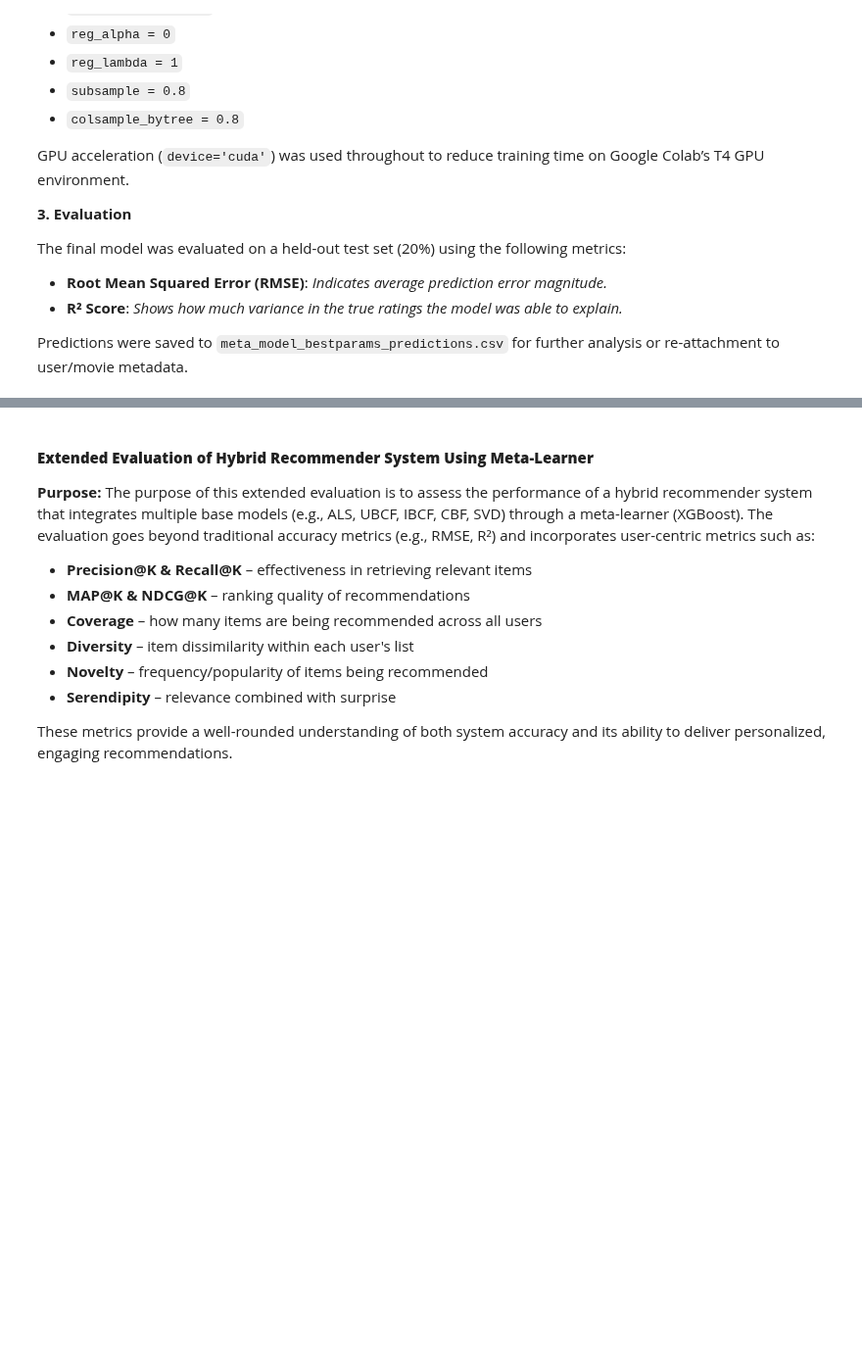
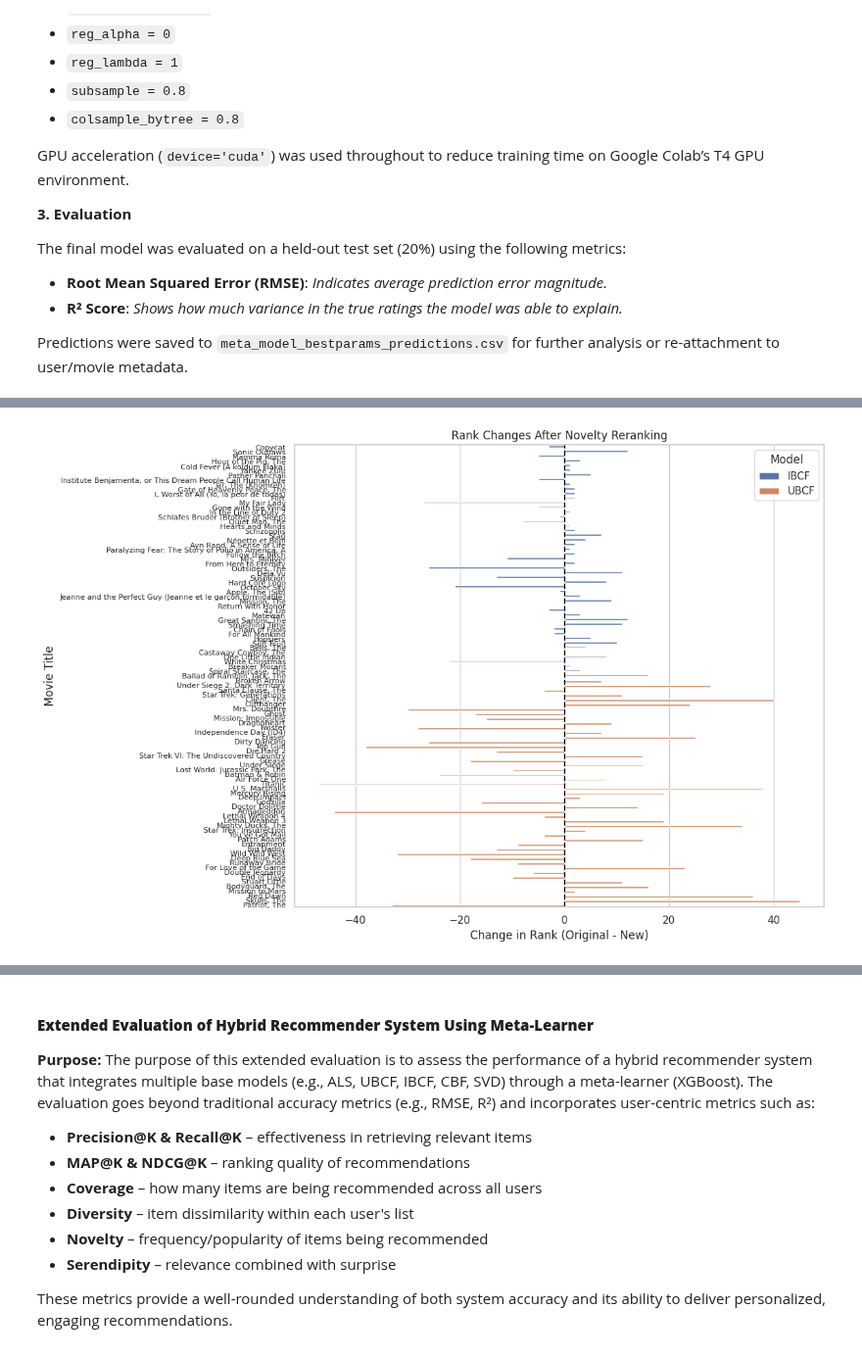
Before and after one commit to hawa1983/DATA-612, a Jupyter notebook: Final_Project.ipynb, the cells around one changed output, grey strips where cells are left out. Shown at 98% size. Drawn from its saved outputs; the diff is of its cells as text; code cells hidden in the pictures; blank space fills up the shorter version.

```diff
--- a/Final_Project.ipynb
+++ b/Final_Project.ipynb
@@ -783,4 +808,20 @@ pred_df = pred_df.merge(item_emb_df, on="movieId", how="left")
 # Save for meta-learner
 pred_df.to_csv("svd_surprise_predictions_with_embeddings.csv", index=False)
 print("Saved: svd_surprise_predictions_with_embeddings.csv")
+
+from sklearn.metrics.pairwise import cosine_similarity
+import pickle
+
+# === Step 7: Compute Similarity Matrices from Embeddings ===
+user_similarity_svd = cosine_similarity(user_emb_df.drop(columns="userId").values)
+item_similarity_svd = cosine_similarity(item_emb_df.drop(columns="movieId").values)
+
+# Save similarity matrices as pickle
+with open("svd_user_similarity.pkl", "wb") as f:
+    pickle.dump(user_similarity_svd, f)
+
+with open("svd_item_similarity.pkl", "wb") as f:
+    pickle.dump(item_similarity_svd, f)
+
+print("Saved: svd_user_similarity.pkl and svd_item_similarity.pkl")
 # %% [output]
@@ -1436,0 +2260,81 @@ R²: 0.3577
+# %%
+import pandas as pd
+import numpy as np
+import matplotlib.pyplot as plt
+import seaborn as sns
+
+# === Load Data ===
+top50_ubcf = pd.read_csv("top50_ubcf_user_5549.csv")
+top50_ibcf = pd.read_csv("top50_ibcf_user_5549.csv")
+
+# === Create movieId to index mapping ===
+movieId_to_idx = {mid: idx for idx, mid in enumerate(movies["movieId"].values)}
+
+# === Novelty Reranking Function ===
+def rerank_novelty(top_recommendations, movie_df, alpha=0.5):
+    reranked = []
+    for movie_id, score in top_recommendations:
+        pop = movie_df.loc[movie_df["movieId"] == movie_id, "vote_count"].values
+        penalty = pop[0] / 1000.0 if len(pop) > 0 and not np.isnan(pop[0]) else 0
+        adjusted_score = score - alpha * penalty
+        reranked.append((movie_id, adjusted_score))
+    return sorted(reranked, key=lambda x: x[1], reverse=True)
+
+# === Rank Change Tracking ===
+def rank_change_tracking(original_df, reranked_list, model_name):
+    original_df = original_df.copy()
+    original_df["OriginalRank"] = range(1, len(original_df) + 1)
+
+    reranked_df = pd.DataFrame(reranked_list[:50], columns=["movieId", "NoveltyScore"])
+    reranked_df["NewRank"] = range(1, len(reranked_df) + 1)
+
+    merged = original_df.merge(reranked_df, on="movieId", how="outer")
+    merged["RankChange"] = merged["OriginalRank"] - merged["NewRank"]
+    merged["RankType"] = model_name
+
+    return merged[["movieId", "title", "OriginalRank", "NewRank", "RankChange", "RankType"]]
+
+# === Apply Novelty Reranking ===
+novelty_results = []
+
+# IBCF
+reranked_ibcf = rerank_novelty(
+    top50_ibcf[["movieId", "pred_rating"]].values.tolist(),
+    movie_df=movies,
+    alpha=0.5
+)
+change_ibcf = rank_change_tracking(top50_ibcf, reranked_ibcf, "IBCF")
+novelty_results.append(change_ibcf)
+
+# UBCF
+reranked_ubcf = rerank_novelty(
+    top50_ubcf[["movieId", "pred_rating"]].values.tolist(),
+    movie_df=movies,
+    alpha=0.5
+)
+change_ubcf = rank_change_tracking(top50_ubcf, reranked_ubcf, "UBCF")
+novelty_results.append(change_ubcf)
+
+# === Combine & Clean Titles ===
+novelty_df = pd.concat(novelty_results, ignore_index=True)
+novelty_df["title"] = novelty_df["title"].str.replace(r"\s*\(\d{4}\)$", "", regex=True)
+
+# === Plot ===
+plt.figure(figsize=(12, 8))
+sns.barplot(
+    data=novelty_df,
+    x="RankChange",
+    y="title",
+    hue="RankType",
+    dodge=True
+)
+plt.axvline(0, color='black', linestyle='--')
+plt.title("Rank Changes After Novelty Reranking")
+plt.xlabel("Change in Rank (Original - New)")
+plt.ylabel("Movie Title")
+plt.yticks(fontsize=8)
+plt.legend(title="Model")
+plt.tight_layout()
+plt.show()
+# %% [output]
+[figure, added]
```
Also changed, not shown: parts of 69 cells of this notebook.
